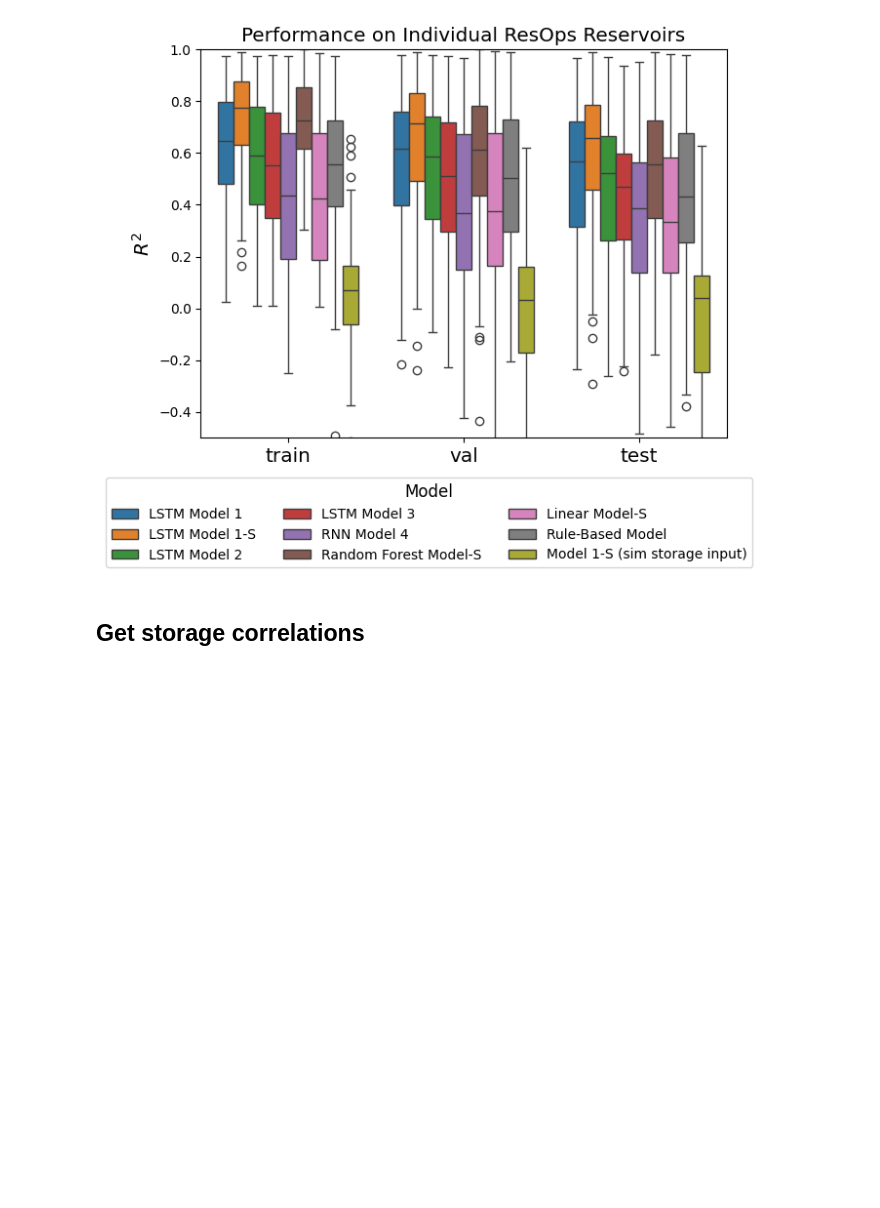
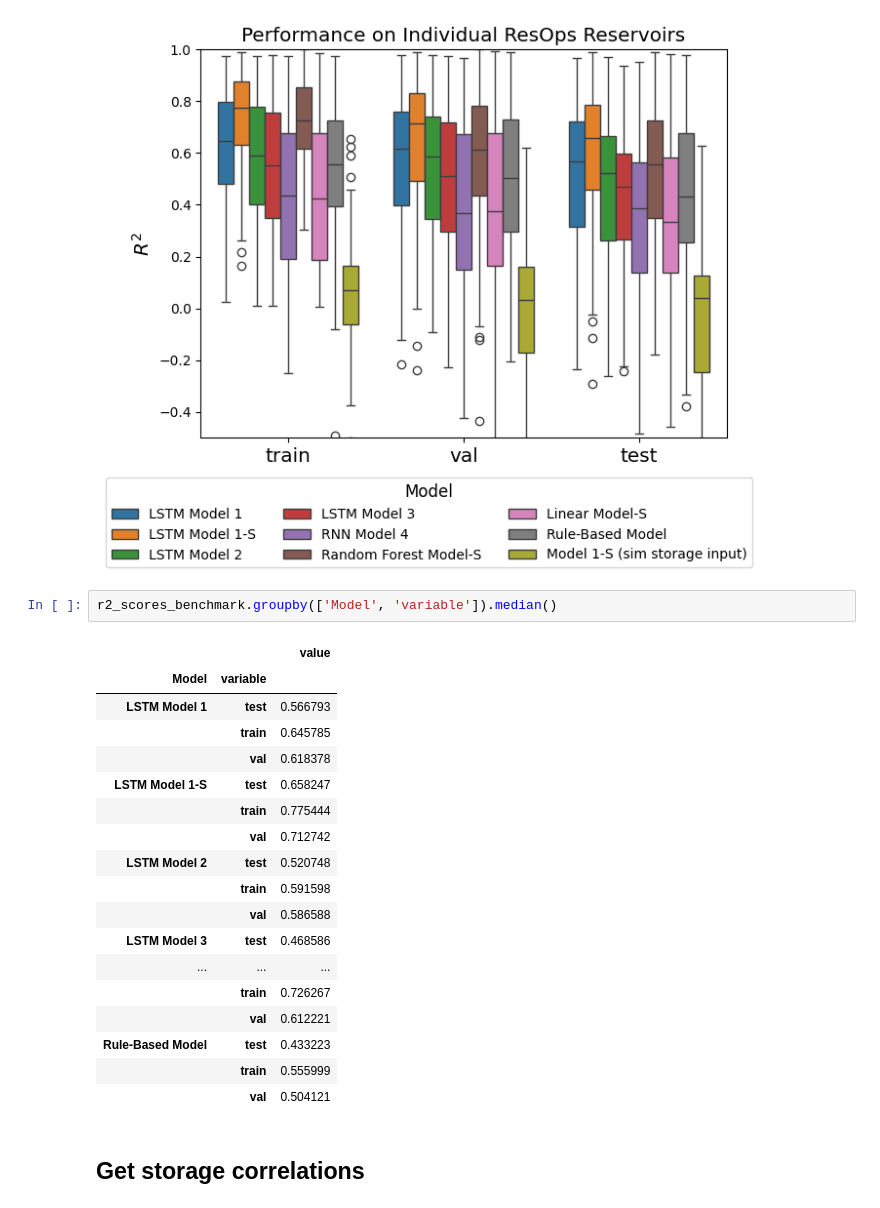
Before and after one commit to Matt2371/DL-reservoir-modeling, a Jupyter notebook: experiments/10g_resops_cell_states.ipynb, the cells around one changed output. Cells and saved outputs as stored; diff of their text form; blank space fills up the shorter version.

```diff
--- a/experiments/10g_resops_cell_states.ipynb
+++ b/experiments/10g_resops_cell_states.ipynb
@@ -129,6 +129,27 @@ plt.savefig('report/drafting/8_15_2025/Figures/individual_resops_all_benchmarks.
 plt.show()
 # %% [output]
 [figure]
+# %%
+r2_scores_benchmark.groupby(['Model', 'variable']).median()
+# %% [output]
+|  |  | value |
+| Model | variable |  |
+| LSTM Model 1 | test | 0.566793 |
+|  | train | 0.645785 |
+|  | val | 0.618378 |
+| LSTM Model 1-S | test | 0.658247 |
+|  | train | 0.775444 |
+|  | val | 0.712742 |
+| LSTM Model 2 | test | 0.520748 |
+|  | train | 0.591598 |
+|  | val | 0.586588 |
+| LSTM Model 3 | test | 0.468586 |
+| ... | ... | ... |
+|  | train | 0.726267 |
+|  | val | 0.612221 |
+| Rule-Based Model | test | 0.433223 |
+|  | train | 0.555999 |
+|  | val | 0.504121 |
 # %% [markdown]
 ## Get storage correlations
 # %%
```
Also changed, not shown: parts of 2 cells of this notebook, 4 other files.
